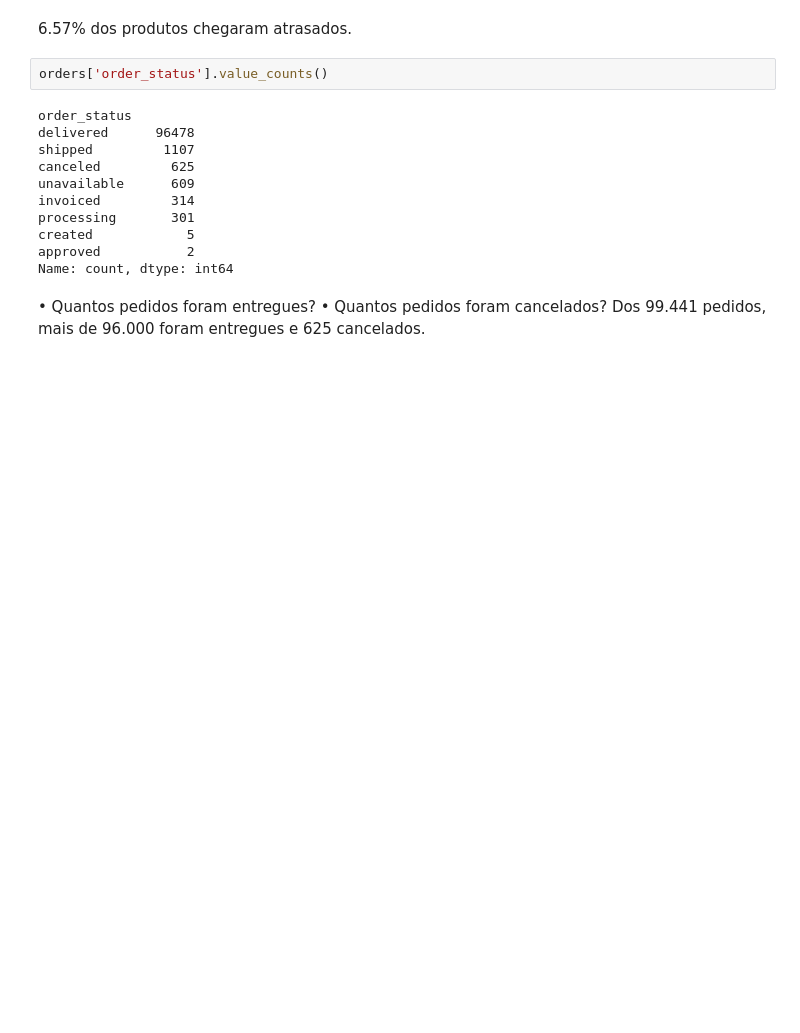
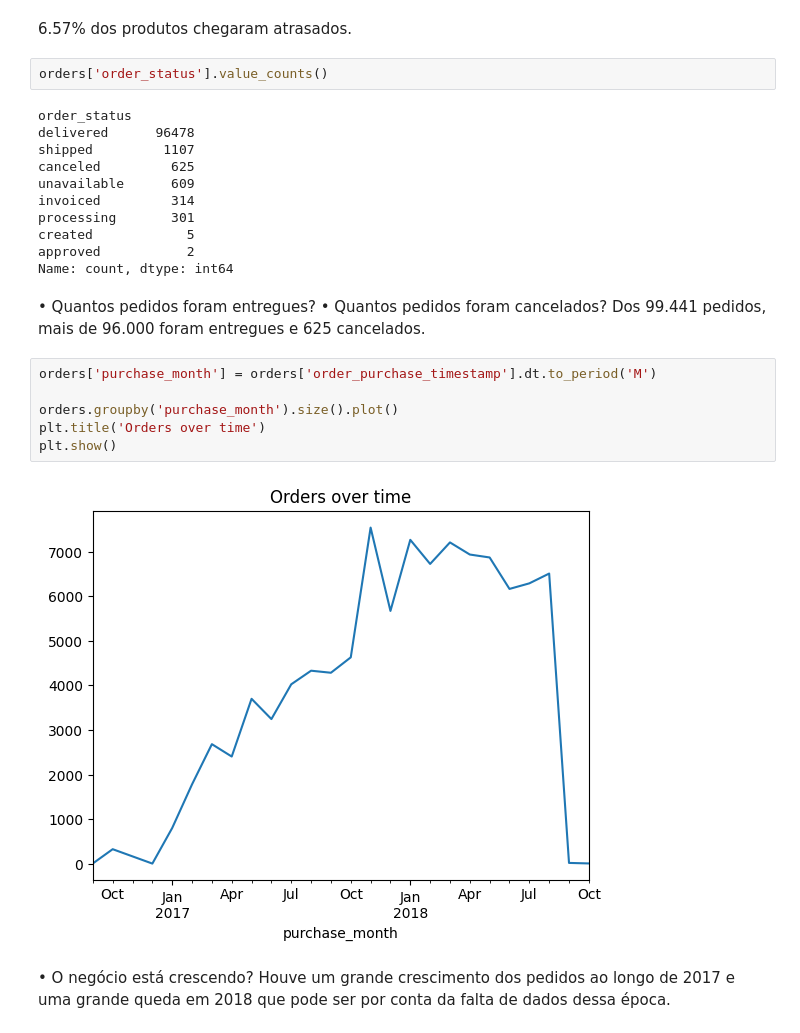
Before and after one commit to jean-meandonca/analise-ecommerce-olist, a Jupyter notebook: analise.ipynb, the cells around one changed output. Drawn from its saved outputs; the diff is of its cells as text; blank space fills up the shorter version.

Commit message:
Analyze order growth over time

```diff
--- a/analise.ipynb
+++ b/analise.ipynb
@@ -125,3 +125,14 @@ Name: count, dtype: int64
 • Quantos pedidos foram entregues?
 • Quantos pedidos foram cancelados?
 Dos 99.441 pedidos, mais de 96.000 foram entregues e 625 cancelados.
+# %%
+orders['purchase_month'] = orders['order_purchase_timestamp'].dt.to_period('M')
+
+orders.groupby('purchase_month').size().plot()
+plt.title('Orders over time')
+plt.show()
+# %% [output]
+[figure, added]
+# %% [markdown]
+• O negócio está crescendo?
+Houve um grande crescimento dos pedidos ao longo de 2017 e uma grande queda em 2018 que pode ser por conta da falta de dados dessa época.
```
